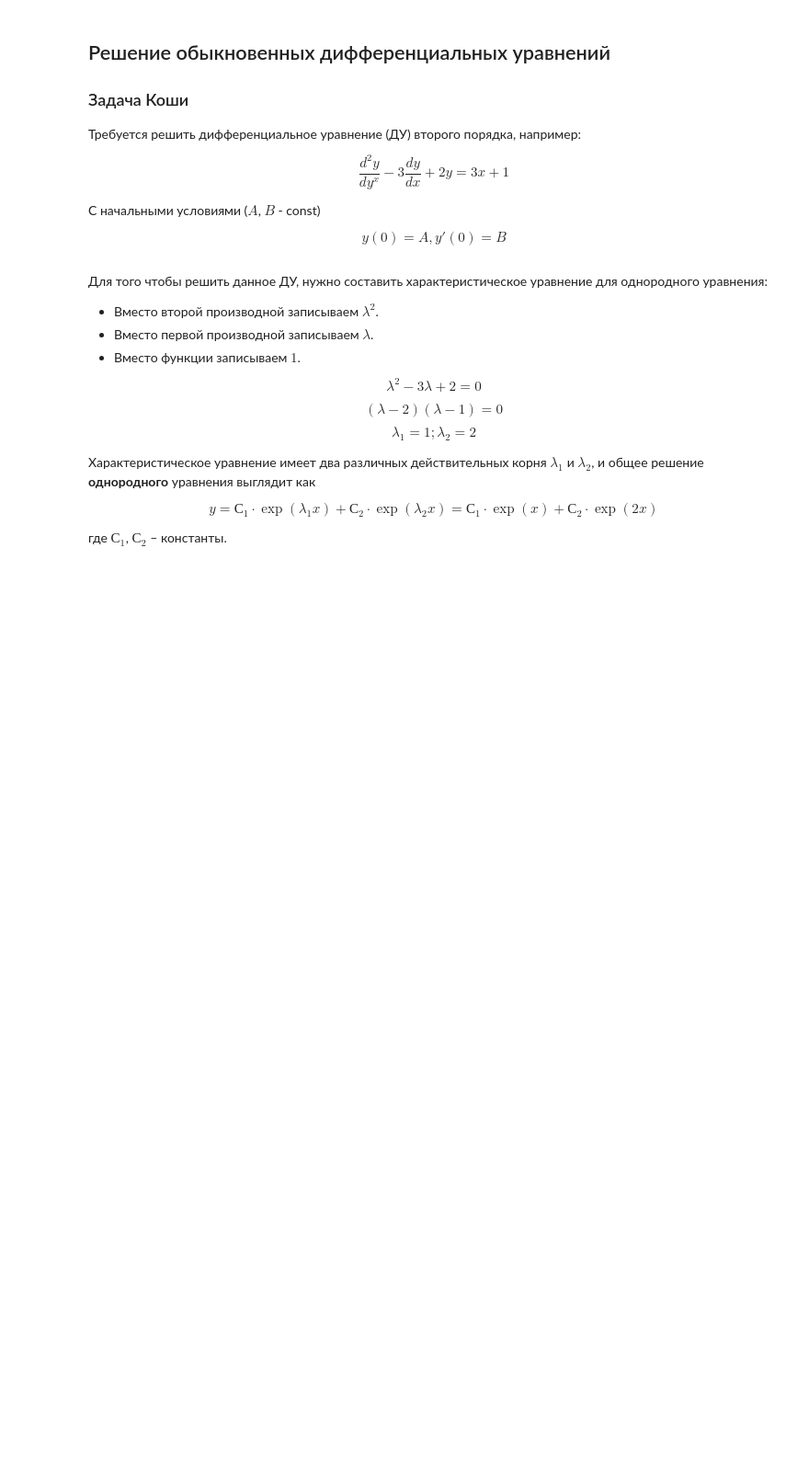
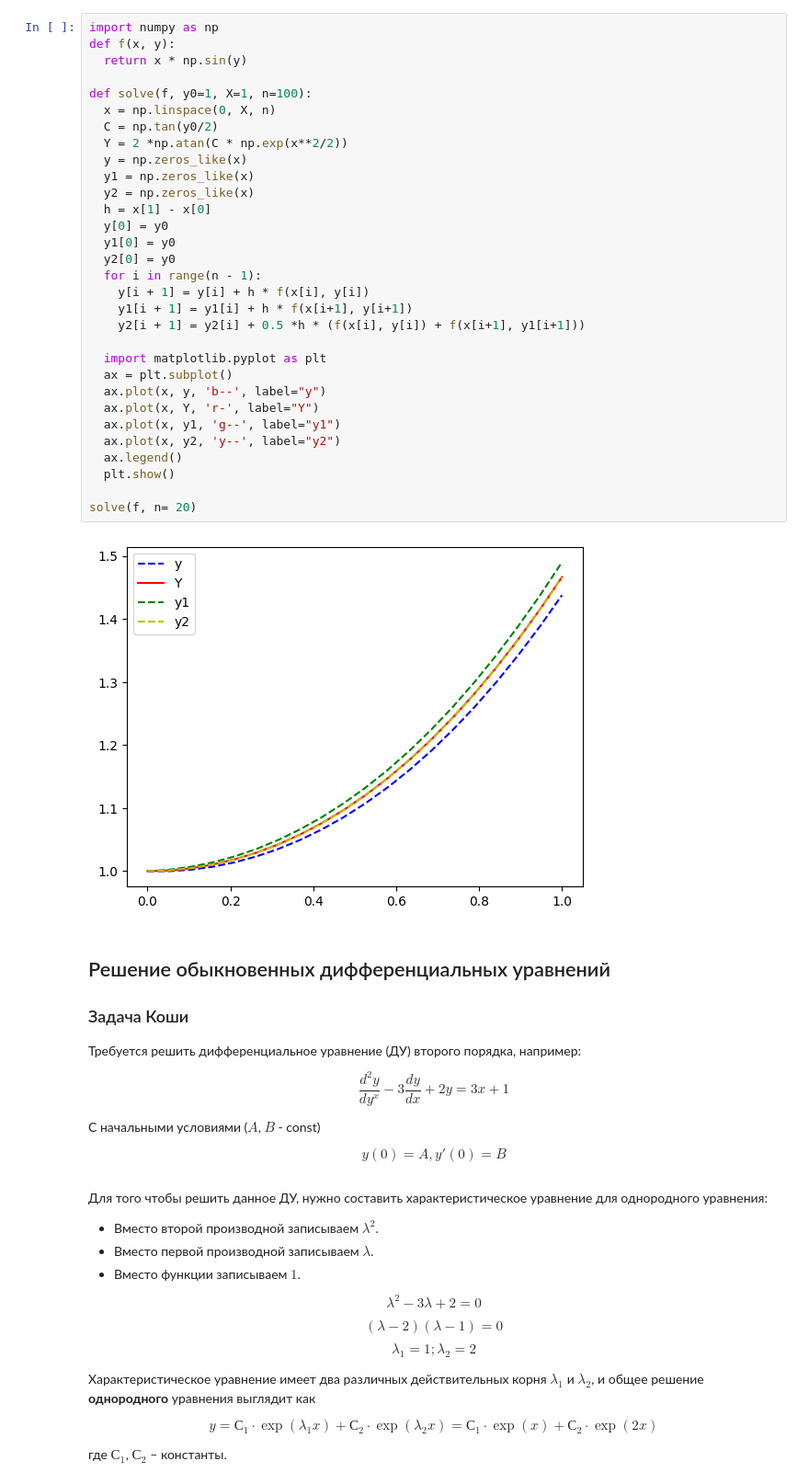
Before and after one commit to AGTsarina/OPD, a Jupyter notebook: Semesters 3, 4/ComputationalMaths/Lect04_opd_solve_ode.ipynb, the cells around one changed output. Shown at 92% size. Saved outputs shown, nothing was run; the diff lists cells and outputs as text; blank space fills up the shorter version.

```diff
--- a/Semesters 3, 4/ComputationalMaths/Lect04_opd_solve_ode.ipynb
+++ b/Semesters 3, 4/ComputationalMaths/Lect04_opd_solve_ode.ipynb
@@ -1,3 +36,36 @@
+# %%
+import numpy as np
+def f(x, y):
+  return x * np.sin(y)
+
+def solve(f, y0=1, X=1, n=100):
+  x = np.linspace(0, X, n)
+  C = np.tan(y0/2)
+  Y = 2 *np.atan(C * np.exp(x**2/2))
+  y = np.zeros_like(x)
+  y1 = np.zeros_like(x)
+  y2 = np.zeros_like(x)
+  h = x[1] - x[0]
+  y[0] = y0
+  y1[0] = y0
+  y2[0] = y0
+  for i in range(n - 1):
+    y[i + 1] = y[i] + h * f(x[i], y[i])
+    y1[i + 1] = y1[i] + h * f(x[i+1], y[i+1])
+    y2[i + 1] = y2[i] + 0.5 *h * (f(x[i], y[i]) + f(x[i+1], y1[i+1]))
+
+  import matplotlib.pyplot as plt
+  ax = plt.subplot()
+  ax.plot(x, y, 'b--', label="y")
+  ax.plot(x, Y, 'r-', label="Y")
+  ax.plot(x, y1, 'g--', label="y1")
+  ax.plot(x, y2, 'y--', label="y2")
+  ax.legend()
+  plt.show()
+
+solve(f, n= 20)
+# %% [output]
+[figure, added]
 # %% [markdown]
 ## Решение обыкновенных дифференциальных уравнений
 
```
Also changed, not shown: parts of 6 cells of this notebook.
